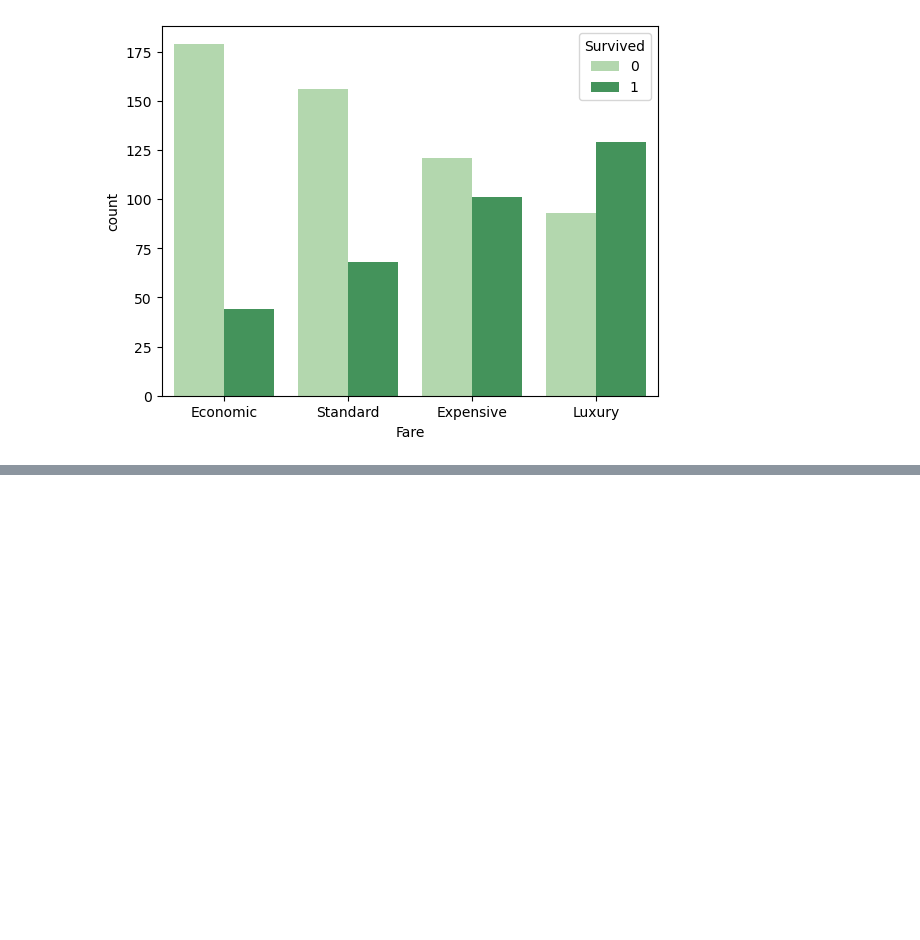
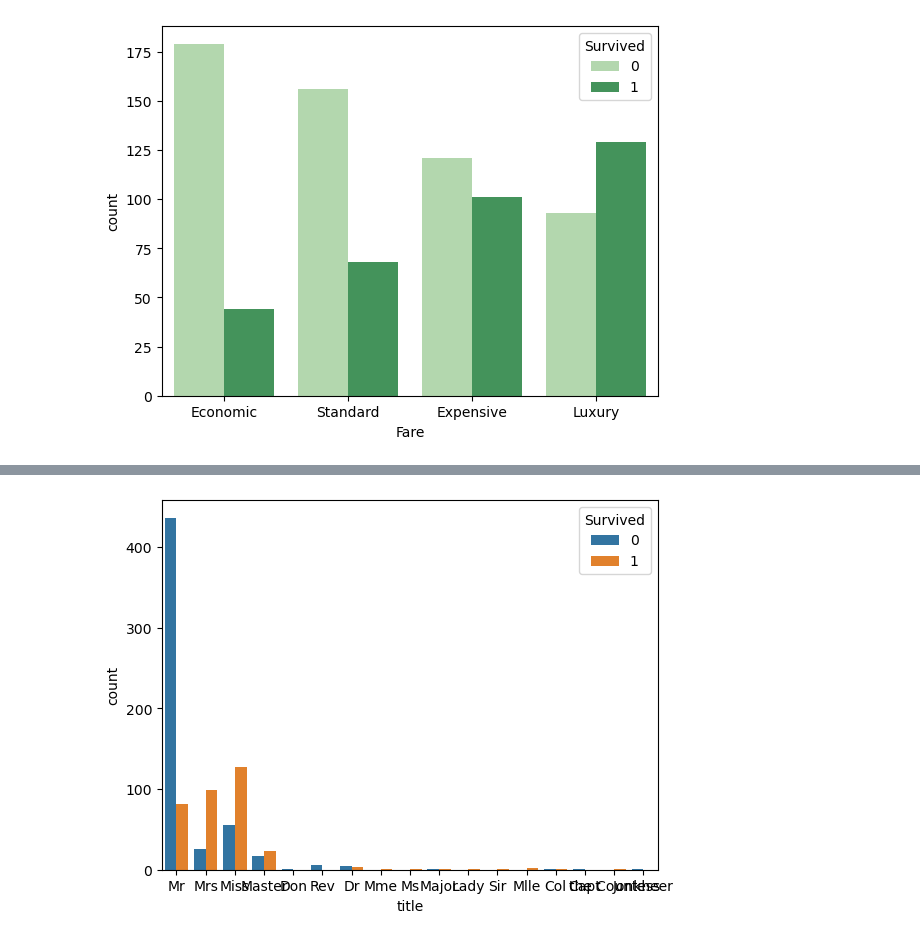
Before and after one commit to HaColab2k/Data-analyst, a Jupyter notebook: Projects/Titanic_ML_Disaster.ipynb, the cells around one changed output, grey strips where cells are left out. Cells and saved outputs as stored; diff of their text form; code cells hidden in the pictures; blank space fills up the shorter version.

```diff
--- a/Projects/Titanic_ML_Disaster.ipynb
+++ b/Projects/Titanic_ML_Disaster.ipynb
@@ -285,0 +336,6 @@ sns.countplot(x=quartile_data,hue=train_df['Survived'], palette="Greens")
+# %%
+import re # regular expression
+def extract_title(name):
+    p=re.compile(r",([\w\s]+)\.")
+    return p.search(name).groups(1)[0].strip()
+train_df['title']=train_df['Name'].apply(lambda name: extract_title(name))
@@ -285,0 +378,4 @@ sns.countplot(x=quartile_data,hue=train_df['Survived'], palette="Greens")
+# %%
+sns.countplot(data=train_df, x= 'title',hue='Survived');
+# %% [output]
+[figure, added]
```
Also changed, not shown: parts of 38 cells of this notebook, 17 other files.
